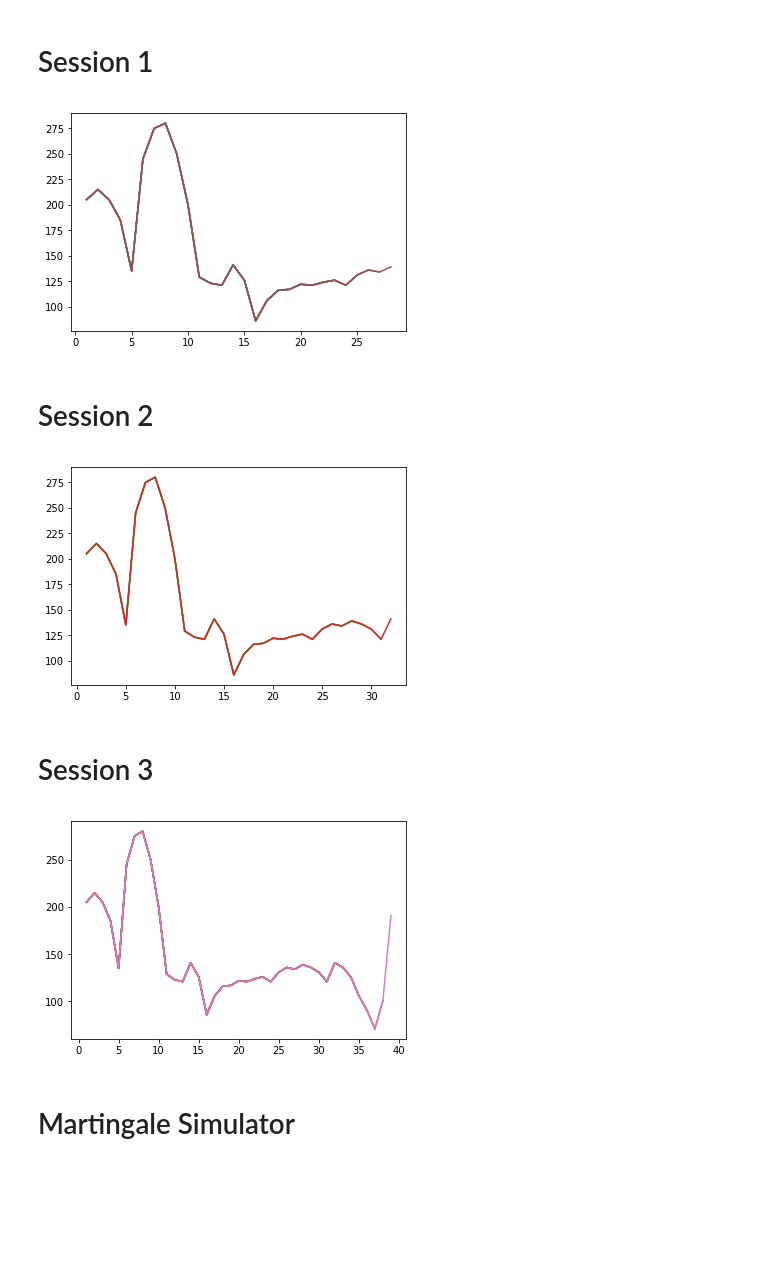
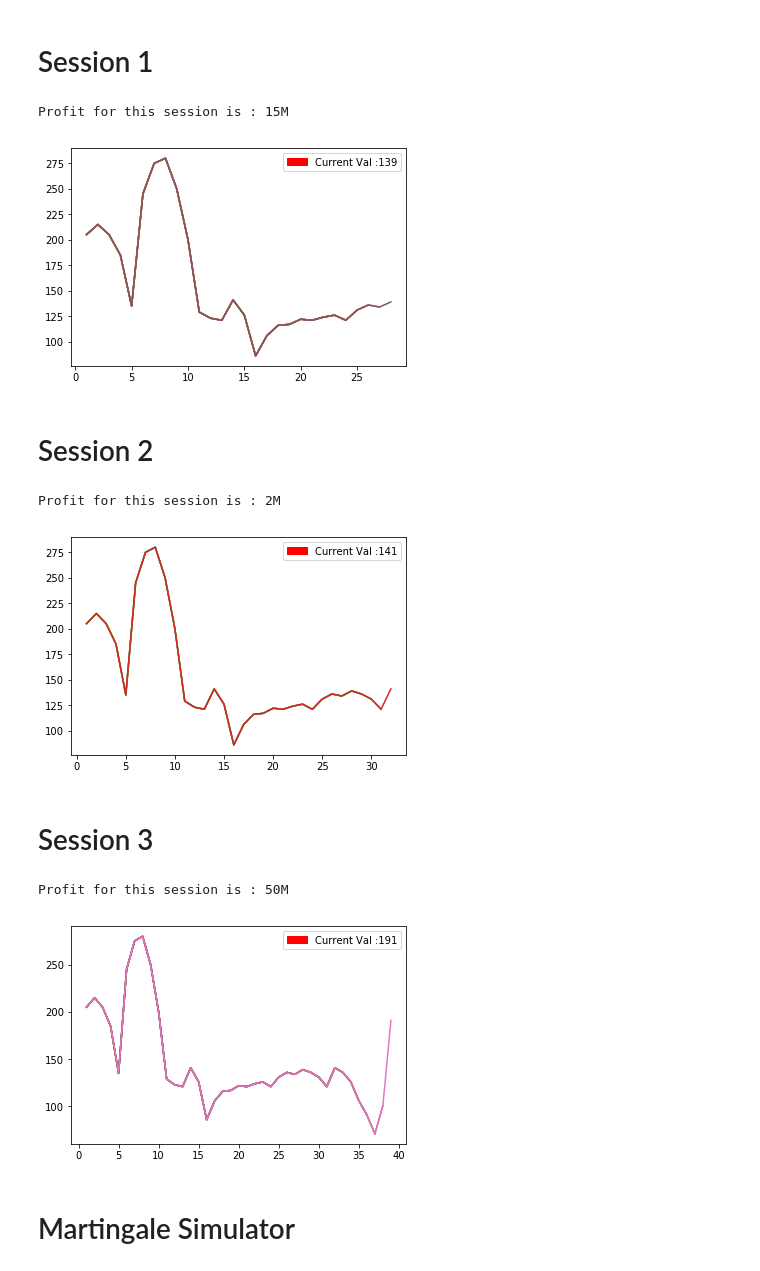
Before and after one commit to XIIFulminata/Stake-Log, a Jupyter notebook: Stake+Log.ipynb, the cells around one changed output. Drawn from its saved outputs; the diff is of its cells as text; code cells hidden in the pictures; blank space fills up the shorter version.

Commit message:
added martingale planner and 2 more sessions

```diff
--- a/Stake+Log.ipynb
+++ b/Stake+Log.ipynb
@@ -8,6 +23,7 @@ initial = 200
 values = [5,10,10,20,50,110,30,5,30,50,71,6,2,20,15,40,20,10,1,5,1,3]
 record = ['W','W','L','L','L','W','W','W','L','L','L','L','L','W','L','L','W','W','W','W','L','W']
 stakeNum = range(1,len(values)+1)
+checkpoints=[initial,124]
 # %%
 def totalArray(initial, stakes, conditions):
     runningTotal=[]
@@ -43,25 +59,33 @@ def addStake(val,condition):
     values.append(val)
     record.append(condition)
     stakeNum = range(1,len(values)+1)
+    red_patch = mpatches.Patch(color='red', label='Current Val :'+str(runningTotal[-1]))
+    plt.legend(handles=[red_patch])
     #print(record)
     #print(runningTotal)
     #print(stakeNum)
     plt.plot(stakeNum,runningTotal)
     #plt.show()
+
+def endSession():
+    checkpoints.append(runningTotal[-1])
+    print('Profit for this session is : '+str(checkpoints[-1]-checkpoints[-2])+'M')
 # %% [markdown]
 # Session 1
 # %%
 addStake(2,'W')
 addStake(5,'L')
 addStake(10,'W')
 addStake(5,'W')
 addStake(2,'L')
 addStake(5,'W')
-#create endSession() -> total profit loss for session
+endSession()
 #22W-7L=+15
+
 plt.show()
 # %% [output]
+Profit for this session is : 15M
-[figure, old version]
+[figure, new version]
 # %% [markdown]
 # Session 2
 # %%
@@ -70,9 +94,11 @@ addStake(5,'L')
 addStake(10,'L')
 addStake(20,'W')
 #20W-18L=+2
+endSession()
 plt.show()
 # %% [output]
+Profit for this session is : 2M
-[figure, old version]
+[figure, new version]
 # %% [markdown]
 # Session 3
 # %%
@@ -83,8 +109,10 @@ addStake(15,'L')
 addStake(20,'L')
 addStake(30,'W')
 addStake(90,'W')
+endSession()
 plt.show()
 # %% [output]
+Profit for this session is : 50M
-[figure, old version]
+[figure, new version]
 # %% [markdown]
 # Martingale Simulator
```
Also changed, not shown: parts of 11 cells of this notebook.
